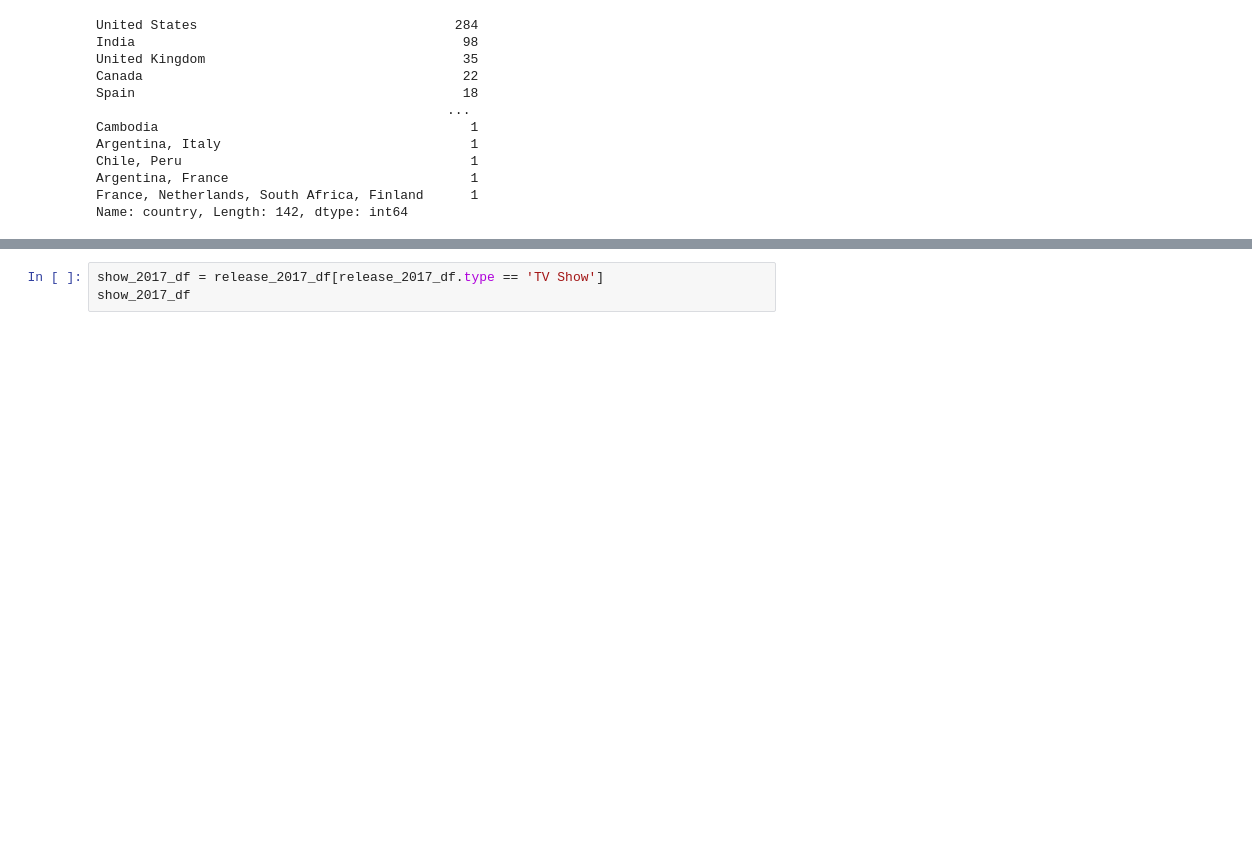
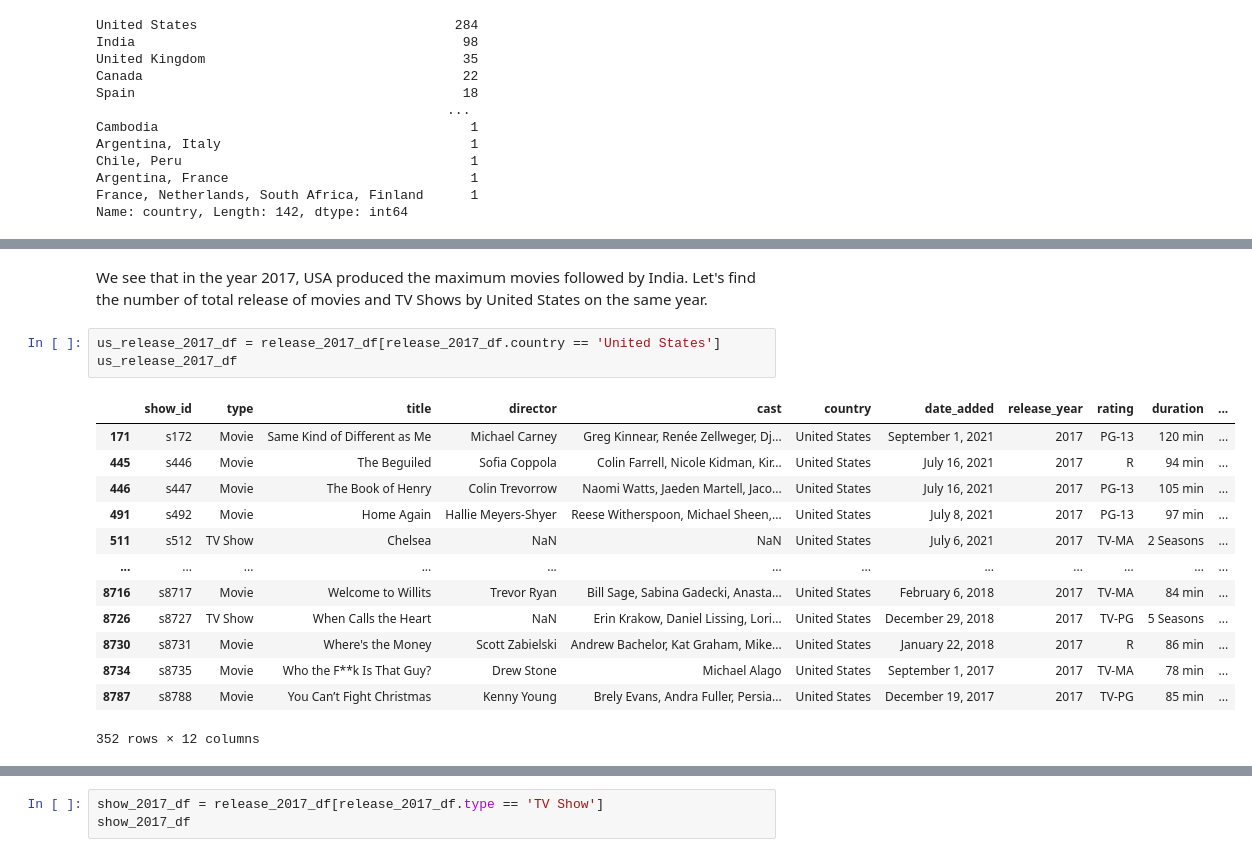
Before and after one commit to sankhadeepriju/Towards-Python-Data-Analysis, a Jupyter notebook: Netflix Test Dataset [Novice]/netflix-data.ipynb, the cells around one changed output, grey strips where cells are left out. Drawn from its saved outputs; the diff is of its cells as text; blank space fills up the shorter version.

```diff
--- a/Netflix Test Dataset [Novice]/netflix-data.ipynb
+++ b/Netflix Test Dataset [Novice]/netflix-data.ipynb
@@ -333,0 +320,20 @@ countrywise_release_df = pd.DataFrame({'Year':yearwise_release.index, 'Count':ye
+# %% [markdown]
+We see that in the year 2017, USA produced the maximum movies followed by India.
+Let's find the number of total release of movies and TV Shows by United States on the same year.
+# %%
+us_release_2017_df = release_2017_df[release_2017_df.country == 'United States']
+us_release_2017_df
+# %% [output]
+|  | show_id | type | title | director | cast | country | date_added | release_year | rating | duration | ... |
+| 171 | s172 | Movie | Same Kind of Different as Me | Michael Carney | Greg Kinnear, Renée Zellweger, Dj... | United States | September 1, 2021 | 2017 | PG-13 | 120 min | ... |
+| 445 | s446 | Movie | The Beguiled | Sofia Coppola | Colin Farrell, Nicole Kidman, Kir... | United States | July 16, 2021 | 2017 | R | 94 min | ... |
+| 446 | s447 | Movie | The Book of Henry | Colin Trevorrow | Naomi Watts, Jaeden Martell, Jaco... | United States | July 16, 2021 | 2017 | PG-13 | 105 min | ... |
+| 491 | s492 | Movie | Home Again | Hallie Meyers-Shyer | Reese Witherspoon, Michael Sheen,... | United States | July 8, 2021 | 2017 | PG-13 | 97 min | ... |
+| 511 | s512 | TV Show | Chelsea | NaN | NaN | United States | July 6, 2021 | 2017 | TV-MA | 2 Seasons | ... |
+| ... | ... | ... | ... | ... | ... | ... | ... | ... | ... | ... | ... |
+| 8716 | s8717 | Movie | Welcome to Willits | Trevor Ryan | Bill Sage, Sabina Gadecki, Anasta... | United States | February 6, 2018 | 2017 | TV-MA | 84 min | ... |
+| 8726 | s8727 | TV Show | When Calls the Heart | NaN | Erin Krakow, Daniel Lissing, Lori... | United States | December 29, 2018 | 2017 | TV-PG | 5 Seasons | ... |
+| 8730 | s8731 | Movie | Where's the Money | Scott Zabielski | Andrew Bachelor, Kat Graham, Mike... | United States | January 22, 2018 | 2017 | R | 86 min | ... |
+| 8734 | s8735 | Movie | Who the F**k Is That Guy? | Drew Stone | Michael Alago | United States | September 1, 2017 | 2017 | TV-MA | 78 min | ... |
+| 8787 | s8788 | Movie | You Can’t Fight Christmas | Kenny Young | Brely Evans, Andra Fuller, Persia... | United States | December 19, 2017 | 2017 | TV-PG | 85 min | ... |
+352 rows × 12 columns
```
Also changed, not shown: parts of 9 cells of this notebook.
